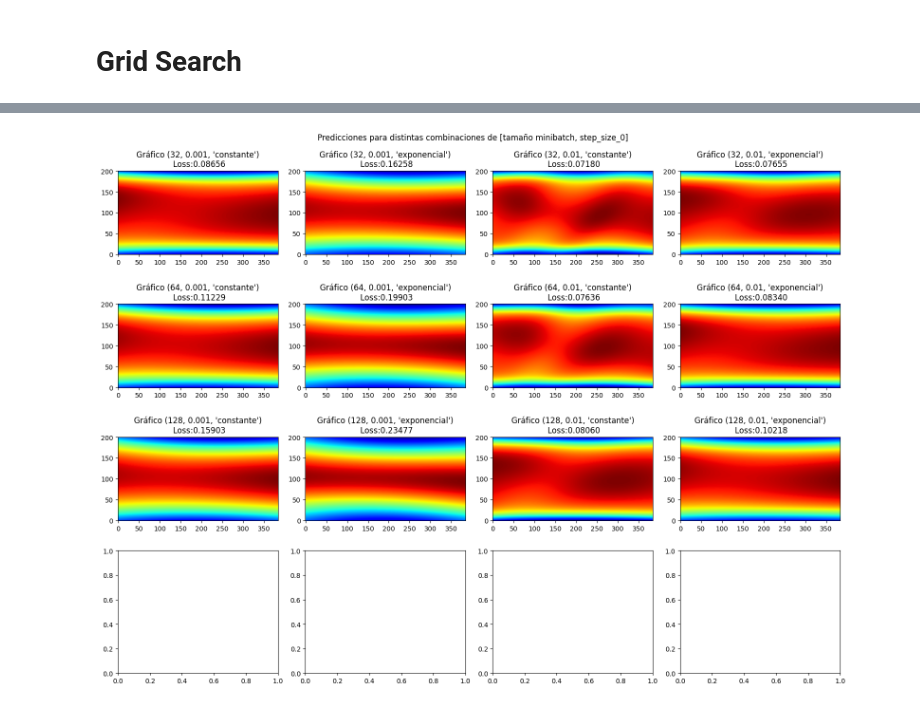
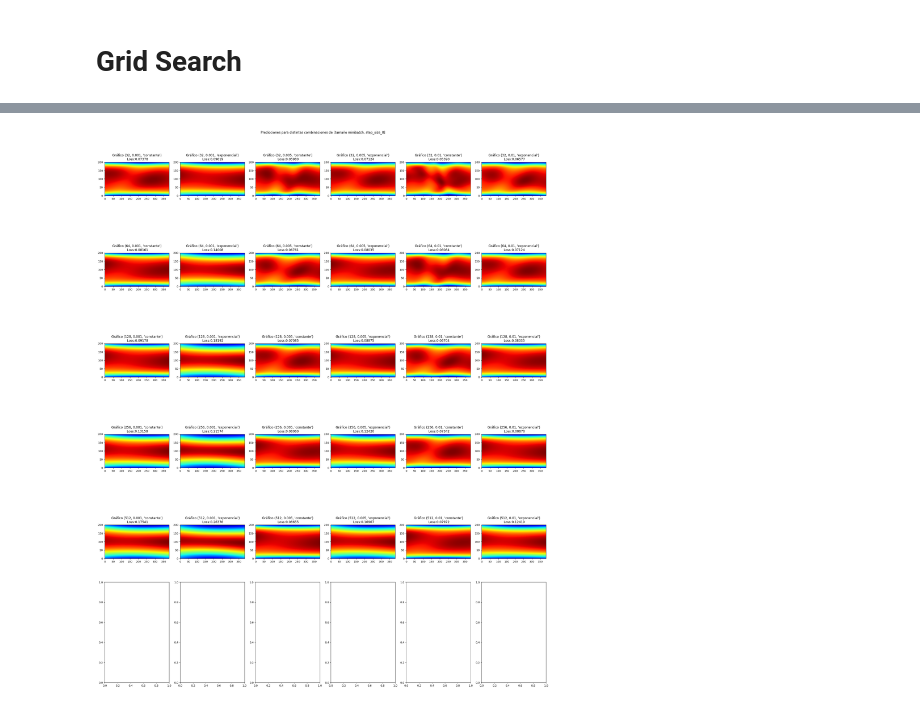
Before and after one commit to vms10/tp_optimizacion, a Jupyter notebook: SGD.ipynb, the cells around one changed output, grey strips where cells are left out. Saved outputs shown, nothing was run; the diff lists cells and outputs as text; code cells hidden in the pictures.

```diff
--- a/SGD.ipynb
+++ b/SGD.ipynb
@@ -426,29 +446,29 @@ Epoch 24, Loss: 0.10218466073274612
 # %%
 # Parámetros de la grilla
-n, m = len(log_combinaciones)//4+1, 4
+n, m = len(log_combinaciones)//6+1, 6
 total = n * m
 
-fig, axes = plt.subplots(n, m, figsize=(4*m, 3*n))  # tamaño ajustable
+fig, axes = plt.subplots(n, m, figsize=(4*m, 5*n))  # tamaño ajustable
 fig.suptitle("Predicciones para distintas combinaciones de [tamaño minibatch, step_size_0]")
 
 # Iterar por cada subplot
 for i in range(len(log_combinaciones)):
-    combinacion = log_combinaciones[i]
+	combinacion = log_combinaciones[i]
 
-    row = i // m
-    col = i % m
-    ax = axes[row, col]
+	row = i // m
+	col = i % m
+	ax = axes[row, col]
 
-    result = batched_predict(combinacion[2], xx)
+	result = batched_predict(combinacion[2], xx)
 
-    ax.imshow(result.reshape((nx, ny)).T, origin='lower', cmap='jet')
-    ax.set_title(f'Gráfico {combinacion[0]}\n Loss:{combinacion[1]:.5f}')
+	ax.imshow(result.reshape((nx, ny)).T, origin='lower', cmap='jet')
+	ax.set_title(f'Gráfico {combinacion[0]}\n Loss:{combinacion[1]:.5f}')
 
 # Si sobran gráficos y algunos axes no los usaste, puedes ocultarlos:
 for j in range(total, n*m):
-    fig.delaxes(axes.flatten()[j])
+	fig.delaxes(axes.flatten()[j])
 
 plt.tight_layout()
 plt.show()
 # %% [output]
-[figure, old version]
+[figure, new version]
```
Also changed, not shown: parts of 27 cells of this notebook, 1 other file.
